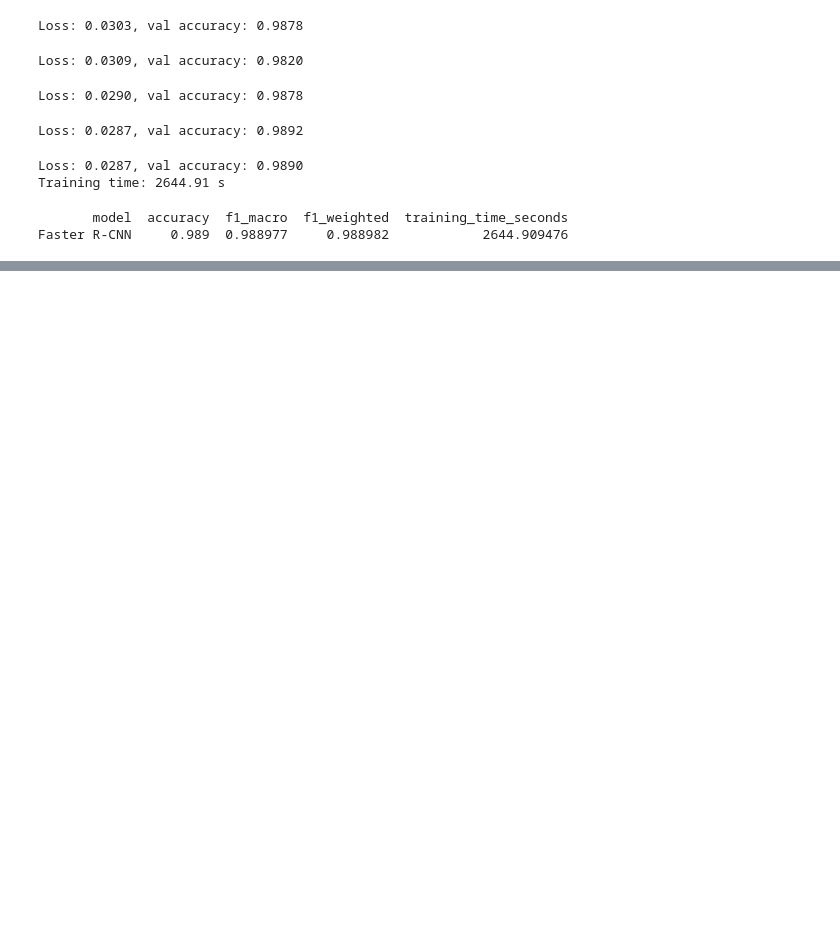
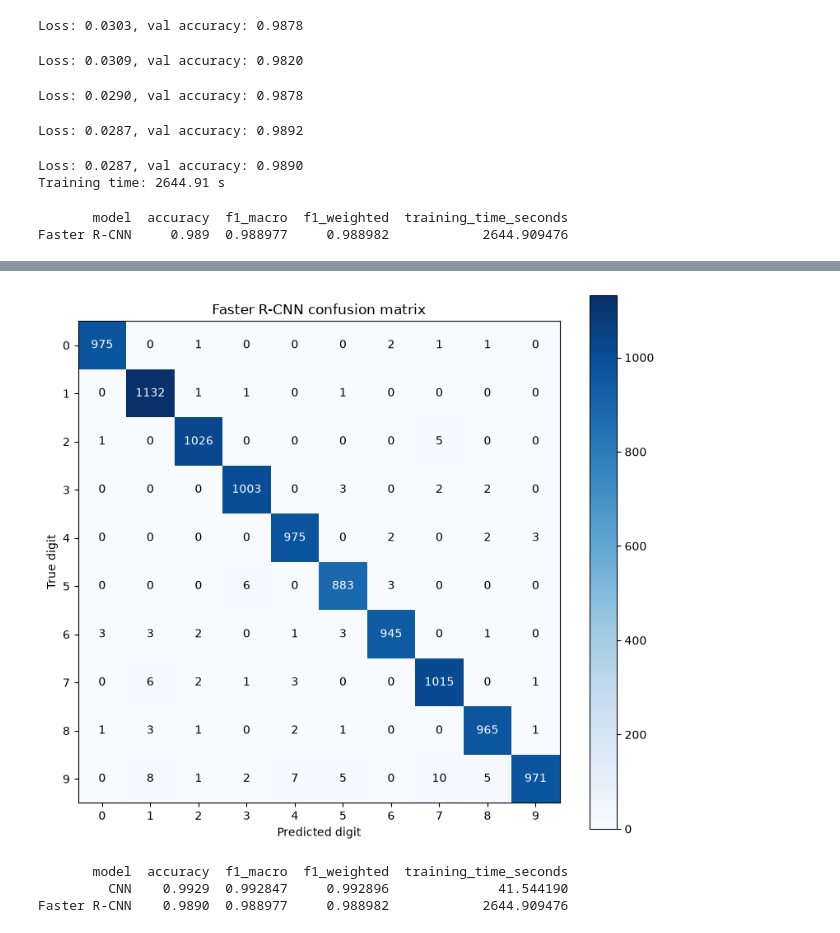
Before and after one commit to pickleomar/assignment2-deep-lerning, a Jupyter notebook: tp2-part1.ipynb, the cells around one changed output, grey strips where cells are left out. Saved outputs shown, nothing was run; the diff lists cells and outputs as text; code cells hidden in the pictures; blank space fills up the shorter version.

```diff
--- a/tp2-part1.ipynb
+++ b/tp2-part1.ipynb
@@ -490,0 +513,48 @@ Faster R-CNN     0.989  0.988977     0.988982            2644.909476
+# %%
+# confusion matrix (-1 means no detection)
+labels= list(range(10))
+if -1 in y_pred_rcnn:
+    labels = [-1]+labels
+
+cm= confusion_matrix(y_true_rcnn,y_pred_rcnn,labels=labels)
+pd.DataFrame(cm,index=labels,columns=labels).to_csv(
+    'results/rcnn_confusion_matrix.csv',index_label='True digit'
+)
+
+fig,ax = plt.subplots(figsize=(8,7))
+im= ax.imshow(cm,cmap='Blues')
+fig.colorbar(im,ax=ax)
+
+ax.set_xticks(range(len(labels)),labels=labels)
+ax.set_yticks(range(len(labels)),labels=labels)
+ax.set_xlabel('Predicted digit')
+ax.set_ylabel('True digit')
+ax.set_title('Faster R-CNN confusion matrix')
+
+for i in range(len(labels)):
+    for j in range(len(labels)):
+        ax.text(j,i,str(cm[i,j]),ha='center',va='center',
+                color='white' if cm[i,j]>cm.max()/2 else 'black')
+
+plt.tight_layout()
+plt.savefig('figures/rcnn_confusion_matrix.png',dpi=300,bbox_inches='tight')
+plt.show()
+# %% [output]
+[figure, added]
+# %%
+# compare both models
+cnn_metrics= pd.read_csv('results/cnn_metrics.csv')
+rcnn_metrics = pd.read_csv('results/rcnn_metrics.csv')
+
+columns= ['model','accuracy','f1_macro','f1_weighted',
+          'training_time_seconds']
+
+comparison = pd.concat([cnn_metrics[columns],rcnn_metrics[columns]],
+                       ignore_index=True)
+
+comparison.to_csv('results/cnn_rcnn_comparison.csv',index=False)
+print(comparison.to_string(index=False))
+# %% [output]
+       model  accuracy  f1_macro  f1_weighted  training_time_seconds
+         CNN    0.9929  0.992847     0.992896              41.544190
+Faster R-CNN    0.9890  0.988977     0.988982            2644.909476
```
Also changed, not shown: parts of 13 cells of this notebook, 17 other files.
